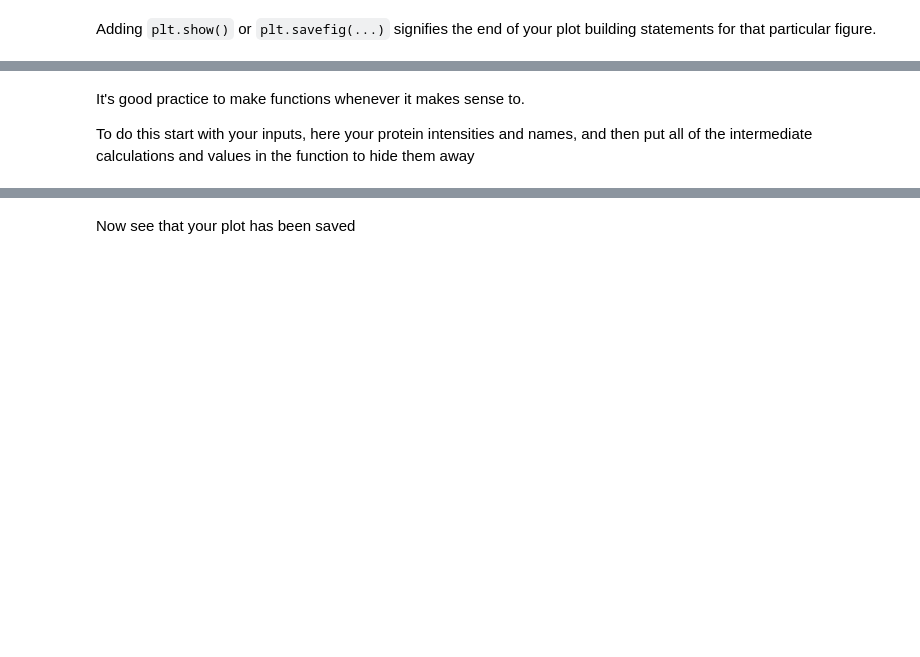
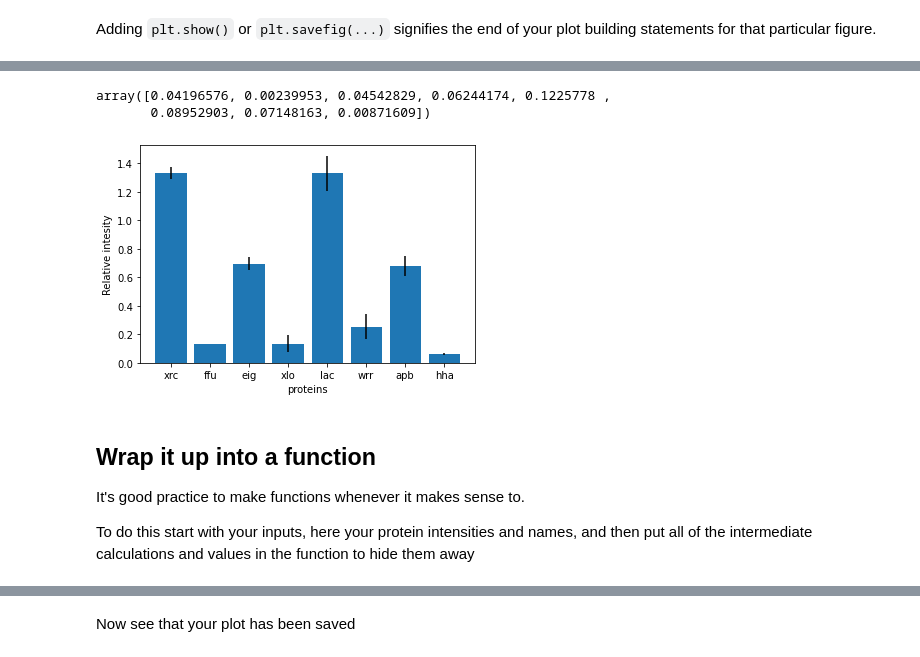
Before and after one commit to bnel1201/python_plotting_tutorial, a Jupyter notebook: 01_plotting.ipynb, the cells around one changed output, grey strips where cells are left out. Cells and saved outputs as stored; diff of their text form; code cells hidden in the pictures; blank space fills up the shorter version.

```diff
--- a/01_plotting.ipynb
+++ b/01_plotting.ipynb
@@ -155,4 +193,22 @@ plt.show()
+# %%
+def make_y_error(): return np.abs(np.random.randn(len(height)))*0.1
+y_error = make_y_error()
+y_error
+# %% [output]
+array([0.04196576, 0.00239953, 0.04542829, 0.06244174, 0.1225778 ,
+       0.08952903, 0.07148163, 0.00871609])
+# %%
+fig, ax = plt.subplots()
+ax.bar(list(range(len(x))), height, yerr=y_error)
+plt.xlabel("proteins")
+plt.ylabel("Relative intesity")
+ax.set_xticks(x)
+ax.set_xticklabels(protein_names)
+plt.show()
+# %% [output]
+[figure, added]
 # %% [markdown]
+## Wrap it up into a function
 It's good practice to make functions whenever it makes sense to.
 
 To do this start with your inputs, here your protein intensities and names, and then put all of the intermediate calculations and values in the function to hide them away
```
Also changed, not shown: parts of 17 cells of this notebook, 3 other files.
